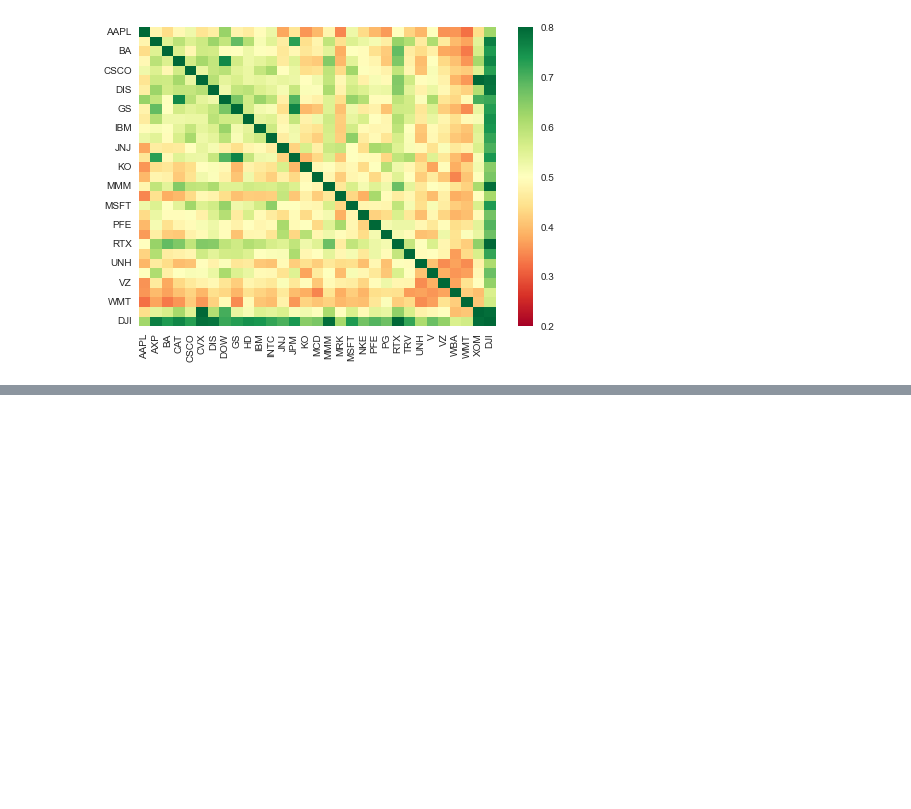
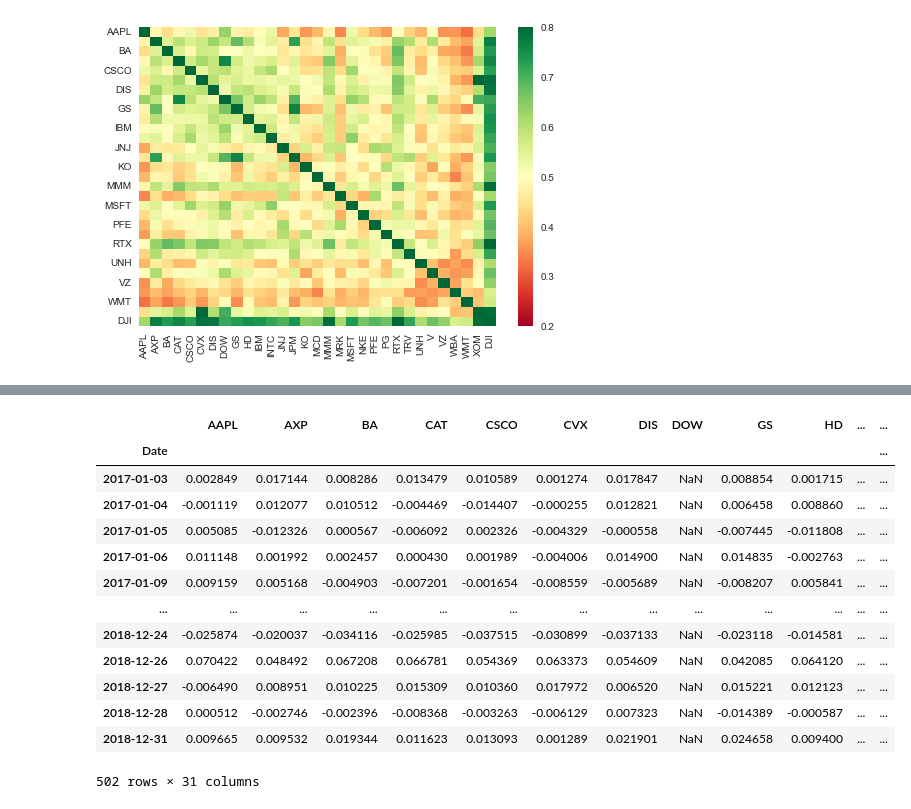
Before and after one commit to cmj123/index_tracking_forward_testing, a Jupyter notebook: index_tracking.ipynb, the cells around one changed output, grey strips where cells are left out. Cells and saved outputs as stored; diff of their text form; code cells hidden in the pictures; blank space fills up the shorter version.

```diff
--- a/index_tracking.ipynb
+++ b/index_tracking.ipynb
@@ -188,0 +213,18 @@ plt.show()
+# %%
+ret2 = ret.loc["2017":"2018"].copy()
+ret2
+# %% [output]
+|  | AAPL | AXP | BA | CAT | CSCO | CVX | DIS | DOW | GS | HD | ... | ... |
+| Date |  |  |  |  |  |  |  |  |  |  |  | ... |
+| 2017-01-03 | 0.002849 | 0.017144 | 0.008286 | 0.013479 | 0.010589 | 0.001274 | 0.017847 | NaN | 0.008854 | 0.001715 | ... | ... |
+| 2017-01-04 | -0.001119 | 0.012077 | 0.010512 | -0.004469 | -0.014407 | -0.000255 | 0.012821 | NaN | 0.006458 | 0.008860 | ... | ... |
+| 2017-01-05 | 0.005085 | -0.012326 | 0.000567 | -0.006092 | 0.002326 | -0.004329 | -0.000558 | NaN | -0.007445 | -0.011808 | ... | ... |
+| 2017-01-06 | 0.011148 | 0.001992 | 0.002457 | 0.000430 | 0.001989 | -0.004006 | 0.014900 | NaN | 0.014835 | -0.002763 | ... | ... |
+| 2017-01-09 | 0.009159 | 0.005168 | -0.004903 | -0.007201 | -0.001654 | -0.008559 | -0.005689 | NaN | -0.008207 | 0.005841 | ... | ... |
+| ... | ... | ... | ... | ... | ... | ... | ... | ... | ... | ... | ... | ... |
+| 2018-12-24 | -0.025874 | -0.020037 | -0.034116 | -0.025985 | -0.037515 | -0.030899 | -0.037133 | NaN | -0.023118 | -0.014581 | ... | ... |
+| 2018-12-26 | 0.070422 | 0.048492 | 0.067208 | 0.066781 | 0.054369 | 0.063373 | 0.054609 | NaN | 0.042085 | 0.064120 | ... | ... |
+| 2018-12-27 | -0.006490 | 0.008951 | 0.010225 | 0.015309 | 0.010360 | 0.017972 | 0.006520 | NaN | 0.015221 | 0.012123 | ... | ... |
+| 2018-12-28 | 0.000512 | -0.002746 | -0.002396 | -0.008368 | -0.003263 | -0.006129 | 0.007323 | NaN | -0.014389 | -0.000587 | ... | ... |
+| 2018-12-31 | 0.009665 | 0.009532 | 0.019344 | 0.011623 | 0.013093 | 0.001289 | 0.021901 | NaN | 0.024658 | 0.009400 | ... | ... |
+502 rows × 31 columns
```
Also changed, not shown: parts of 7 cells of this notebook.
